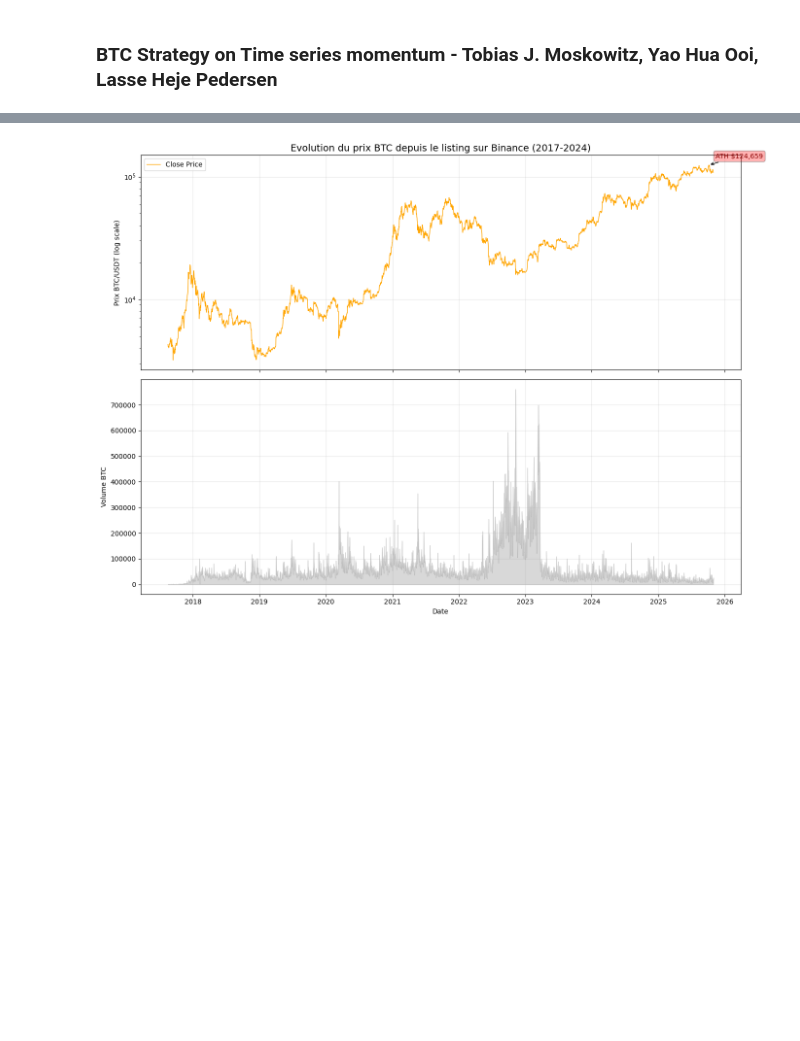
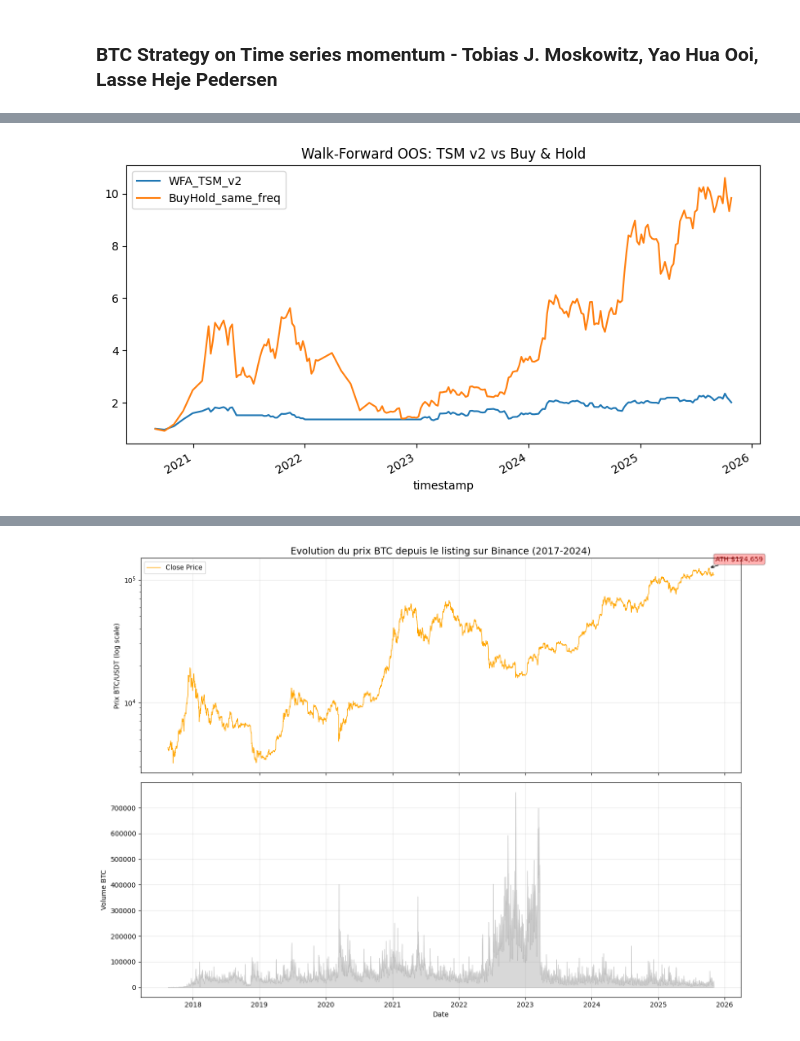
Before and after one commit to 333Rosky/CryptoLLM_Experiment, a Jupyter notebook: strategy/btc_strategy_TSM.ipynb, the cells around one changed output, grey strips where cells are left out. Cells and saved outputs as stored; diff of their text form; code cells hidden in the pictures; blank space fills up the shorter version.

```diff
--- a/strategy/btc_strategy_TSM.ipynb
+++ b/strategy/btc_strategy_TSM.ipynb
@@ -65,0 +233,69 @@ def fetch_btc_trades(lookback_hours: int = 24, limit_per_batch: int = 1000) -> p
+# %%
+if "df_btc" not in globals() or "close" not in getattr(df_btc,"columns",[]):
+    built=False
+    if "fetch_btc_ohlcv" in globals():
+        _tmp=fetch_btc_ohlcv(timeframe="1d",lookback_days=None,max_days=5000)
+        if "timestamp" in _tmp.columns:_tmp=_tmp.set_index("timestamp")
+        df_btc=_tmp.sort_index()
+        df_btc=df_btc[df_btc.index>="2017-01-01"]
+        built=True
+    if not built:
+        try:
+            import os
+            for _p in ["data/market_latest.parquet","../data/market_latest.parquet","../../data/market_latest.parquet"]:
+                if os.path.exists(_p):
+                    _df=pd.read_parquet(_p)
+                    if "symbol" in _df.columns:
+                        for _sym in ["BTC/USDT","BTCUSDT","BTC-USD","BTCUSDT:USDT","BTC"]:
+                            _slice=_df[_df["symbol"]==_sym]
+                            if not _slice.empty:
+                                _df=_slice
+                                break
+                    if "timestamp" in _df.columns:_df=_df.set_index("timestamp")
+                    _df.index=pd.to_datetime(_df.index,utc=True)
+                    if "close" not in _df.columns:
+                        for c in ["Close","adj_close","Adj Close"]:
+                            if c in _df.columns:
+                                _df=_df.rename(columns={c:"close"})
+                                break
+                    if "close" in _df.columns:
+                        df_btc=_df[["close"]].sort_index()
+                        built=True
+                        break
+        except:
+            built=False
+    if not built:
+        try:
+            if ccxt is None:
+                import ccxt
+            ex=ccxt.binance({"enableRateLimit":True})
+            since=int(pd.Timestamp("2017-01-01",tz="UTC").timestamp()*1000)
+            end_ms=int(pd.Timestamp.utcnow().timestamp()*1000)
+            rows=[]
+            print("Fetching BTC/USDT from Binance via CCXT...")
+            while since<end_ms and len(rows)<6000:
+                o=ex.fetch_ohlcv("BTC/USDT",timeframe="1d",since=since,limit=1000)
+                if not o:break
+                rows.extend(o)
+                since=o[-1][0]+1
+                if len(rows)%1000==0:print(f"  {len(rows)} bars...")
+            if rows:
+                _df=pd.DataFrame(rows,columns=["timestamp","open","high","low","close","volume"]).drop_duplicates("timestamp")
+                _df["timestamp"]=pd.to_datetime(_df["timestamp"],unit="ms",utc=True)
+                _df=_df.set_index("timestamp").sort_index()
+                df_btc=_df[["close"]]
+                built=True
+                print(f"Built df_btc: {len(df_btc)} rows from {df_btc.index.min()} to {df_btc.index.max()}")
+        except Exception as e:
+            print(f"CCXT fallback failed: {e}")
+            built=False
+    if not built:
+        raise RuntimeError("df_btc unavailable. Run data loading cell or check network.")
+funding_btc=None
+param_grid_v2=generate_param_grid_v2()
+segments_v2,oos_returns_v2=walk_forward_v2(df_btc["close"],train_years=3,test_months=6,param_grid=param_grid_v2,funding=funding_btc)
+bh_close_aligned=df_btc["close"].reindex(oos_returns_v2.index,method="ffill")
+bh_returns_oos=bh_close_aligned.pct_change().fillna(0.0)
+ax=pd.DataFrame({"WFA_TSM_v2":(1.0+oos_returns_v2).cumprod(),"BuyHold_same_freq":(1.0+bh_returns_oos).cumprod()}).plot(figsize=(10,5),title="Walk-Forward OOS: TSM v2 vs Buy & Hold")
+segments_v2.head()
+# %% [output]
@@ -65,0 +308 @@ def fetch_btc_trades(lookback_hours: int = 24, limit_per_batch: int = 1000) -> p
+[figure, added]
```
Also changed, not shown: parts of 22 cells of this notebook.
